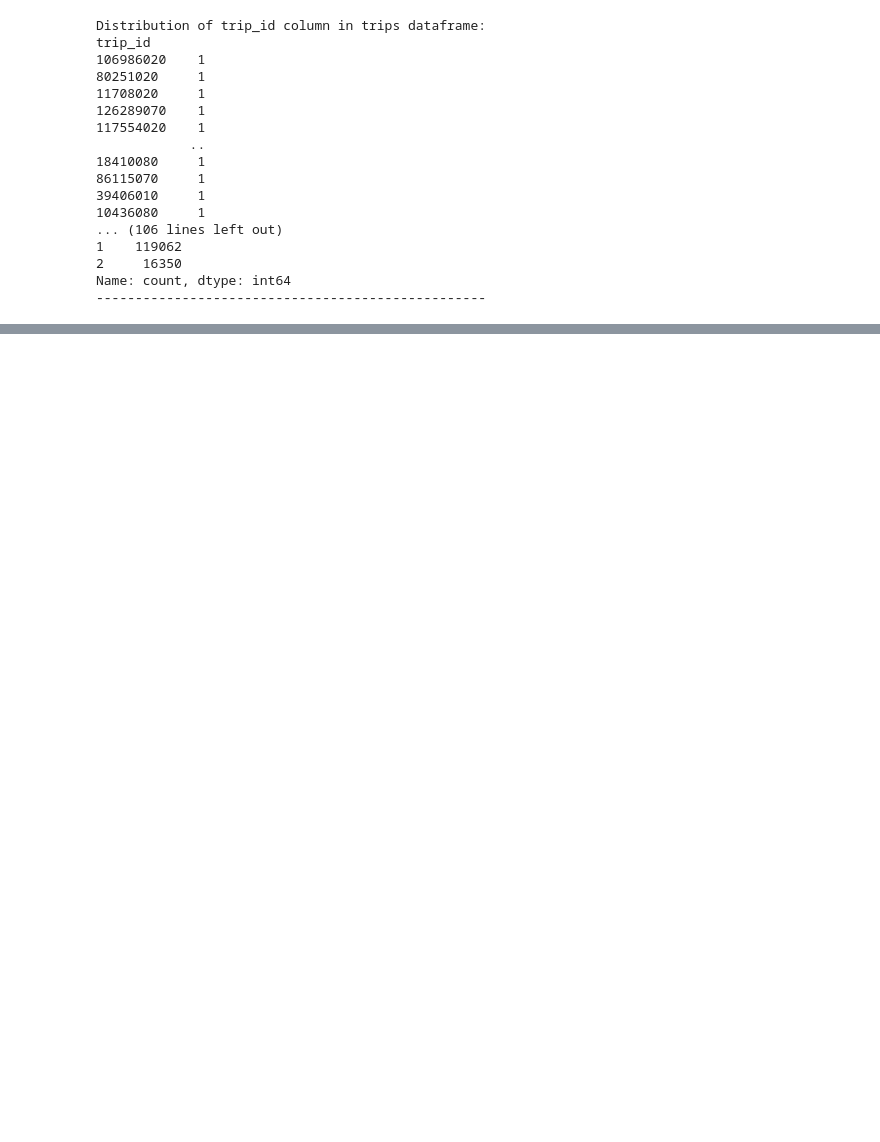
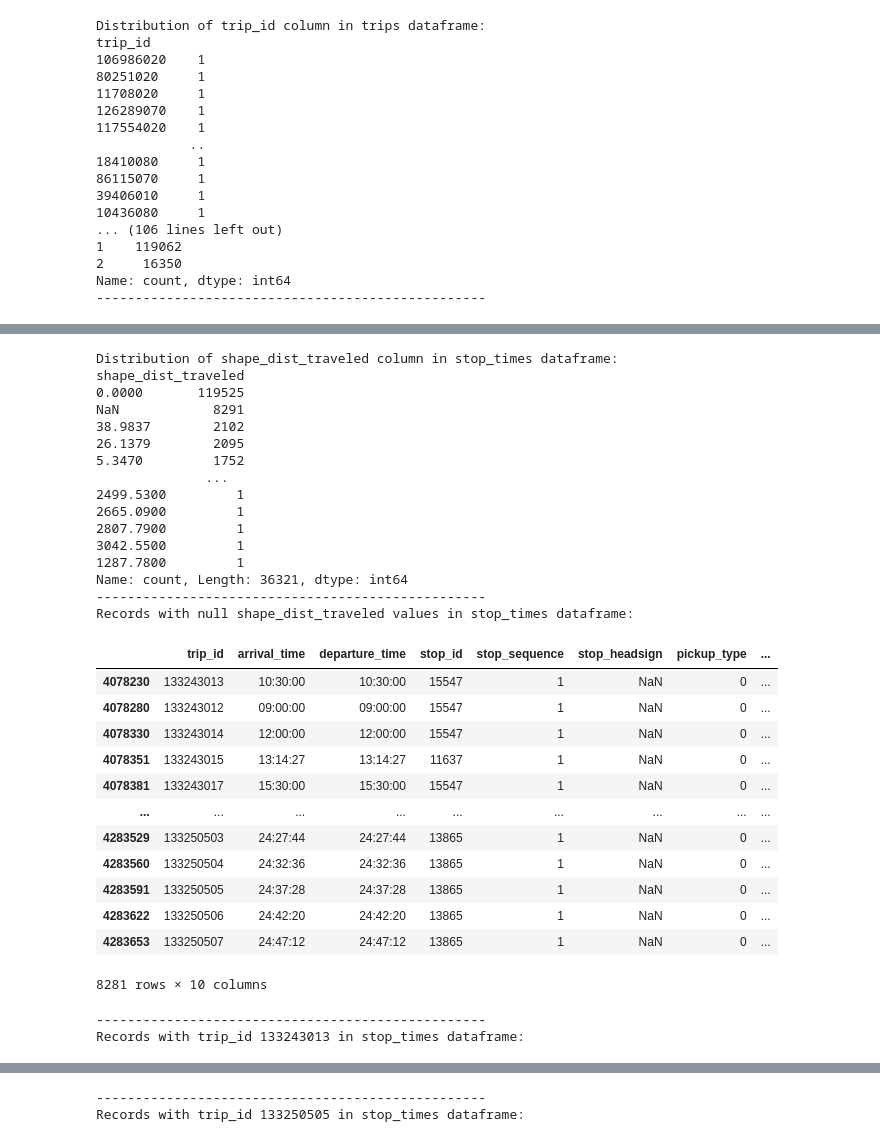
Before and after one commit to devslinky/TAL, a Jupyter notebook: GTFS_static_data_vis.ipynb, the cells around one changed output, grey strips where cells are left out. Drawn from its saved outputs; the diff is of its cells as text; code cells hidden in the pictures; blank space fills up the shorter version.

```diff
--- a/GTFS_static_data_vis.ipynb
+++ b/GTFS_static_data_vis.ipynb
@@ -729,0 +1134,74 @@ dtype: int64
+# %%
+# we know that stop_headsign will have null values but why does shape_dist_traveled have null values?
+
+# lets look at the frequency of unique values in the shape_dist_traveled column
+print("Distribution of shape_dist_traveled column in stop_times dataframe:")
+print(stop_times["shape_dist_traveled"].value_counts(dropna=False))
+print("-" * 50)
+
+# my initial hypothesis is that shape_dist_traveled is null for records first in the stop sequence of a trip. This is because the frequency of trips
+# to have an initial distance traveled of 0 should be quite high and then the frequency distribution for indiivudal cumulative distances should be
+# much lower since there are many different distances that can be traveled for different trips and stop sequences,
+# since there is such a high frequency of null values, it is possible they are just a placeholder for  the distrance traveled value for a first stop
+
+# lets look at some records with null shape_dist_traveled values
+print("Records with null shape_dist_traveled values in stop_times dataframe:")
+display(stop_times[stop_times["shape_dist_traveled"].isnull()].head(-10))
+print("-" * 50)
+
+# lets look at some records with trip_id = 133243013
+print("Records with trip_id 133243013 in stop_times dataframe:")
+display(stop_times[stop_times["trip_id"] == 133243013].head(10))
+print("-" * 50)
+
+# lets look at some records with trip_id = 133250505
+print("Records with trip_id 133250505 in stop_times dataframe:")
+display(stop_times[stop_times["trip_id"] == 133250505].head(10))
+print("-" * 50)
+
+# so from the 10 records shown, all contain a stop_sequence value of 1, so most likely they are the first stop in the stop sequence, and for
+# two of those trips, the first stop in the sequence has a null shape_dist_traveled value.
+
+# lets see if all records with null shape_dist_traveled values have a stop_sequence value of 1
+print("Distribution of stop_sequence values for records with null shape_dist_traveled values in stop_times dataframe:")
+print(stop_times[stop_times["shape_dist_traveled"].isnull()]["stop_sequence"].value_counts())
+print("-" * 50)
+
+# so all records with null shape_dist_traveled values have a stop_sequence value of 1, so it seems that the initial hypothesis was correct
+# so lets impute the null values in the shape_dist_traveled column to 0...
+stop_times["shape_dist_traveled"] = stop_times["shape_dist_traveled"].fillna(0)
+print("Updated distribution of shape_dist_traveled column in stop_times dataframe:")
+print(stop_times["shape_dist_traveled"].value_counts(dropna=False))
+print("-" * 50)
+# %% [output]
+Distribution of shape_dist_traveled column in stop_times dataframe:
+shape_dist_traveled
+0.0000       119525
+NaN            8291
+38.9837        2102
+26.1379        2095
+5.3470         1752
+              ...
+2499.5300         1
+2665.0900         1
+2807.7900         1
+3042.5500         1
+1287.7800         1
+Name: count, Length: 36321, dtype: int64
+--------------------------------------------------
+Records with null shape_dist_traveled values in stop_times dataframe:
+|  | trip_id | arrival_time | departure_time | stop_id | stop_sequence | stop_headsign | pickup_type | ... |
+| 4078230 | 133243013 | 10:30:00 | 10:30:00 | 15547 | 1 | NaN | 0 | ... |
+| 4078280 | 133243012 | 09:00:00 | 09:00:00 | 15547 | 1 | NaN | 0 | ... |
+| 4078330 | 133243014 | 12:00:00 | 12:00:00 | 15547 | 1 | NaN | 0 | ... |
+| 4078351 | 133243015 | 13:14:27 | 13:14:27 | 11637 | 1 | NaN | 0 | ... |
+| 4078381 | 133243017 | 15:30:00 | 15:30:00 | 15547 | 1 | NaN | 0 | ... |
+| ... | ... | ... | ... | ... | ... | ... | ... | ... |
+| 4283529 | 133250503 | 24:27:44 | 24:27:44 | 13865 | 1 | NaN | 0 | ... |
+| 4283560 | 133250504 | 24:32:36 | 24:32:36 | 13865 | 1 | NaN | 0 | ... |
+| 4283591 | 133250505 | 24:37:28 | 24:37:28 | 13865 | 1 | NaN | 0 | ... |
+| 4283622 | 133250506 | 24:42:20 | 24:42:20 | 13865 | 1 | NaN | 0 | ... |
+| 4283653 | 133250507 | 24:47:12 | 24:47:12 | 13865 | 1 | NaN | 0 | ... |
+8281 rows × 10 columns
+--------------------------------------------------
+Records with trip_id 133243013 in stop_times dataframe:
@@ -729,0 +1219,2 @@ dtype: int64
+--------------------------------------------------
+Records with trip_id 133250505 in stop_times dataframe:
```
Also changed, not shown: parts of 26 cells of this notebook.
